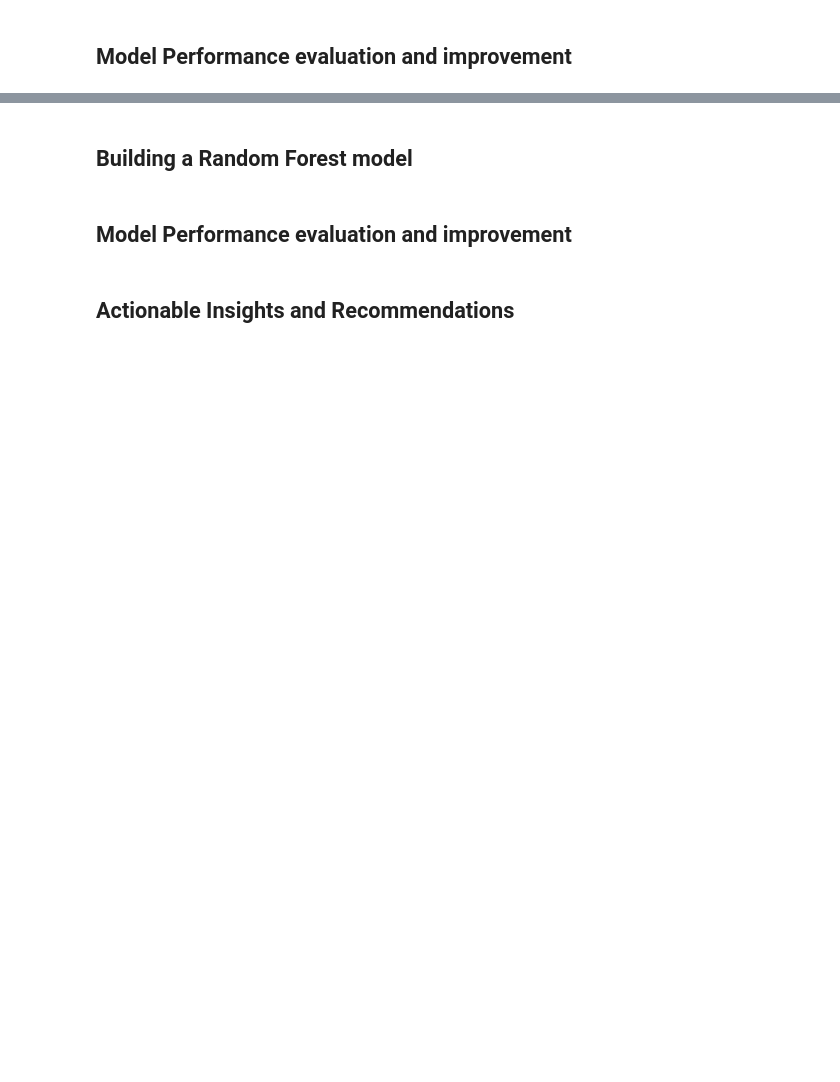
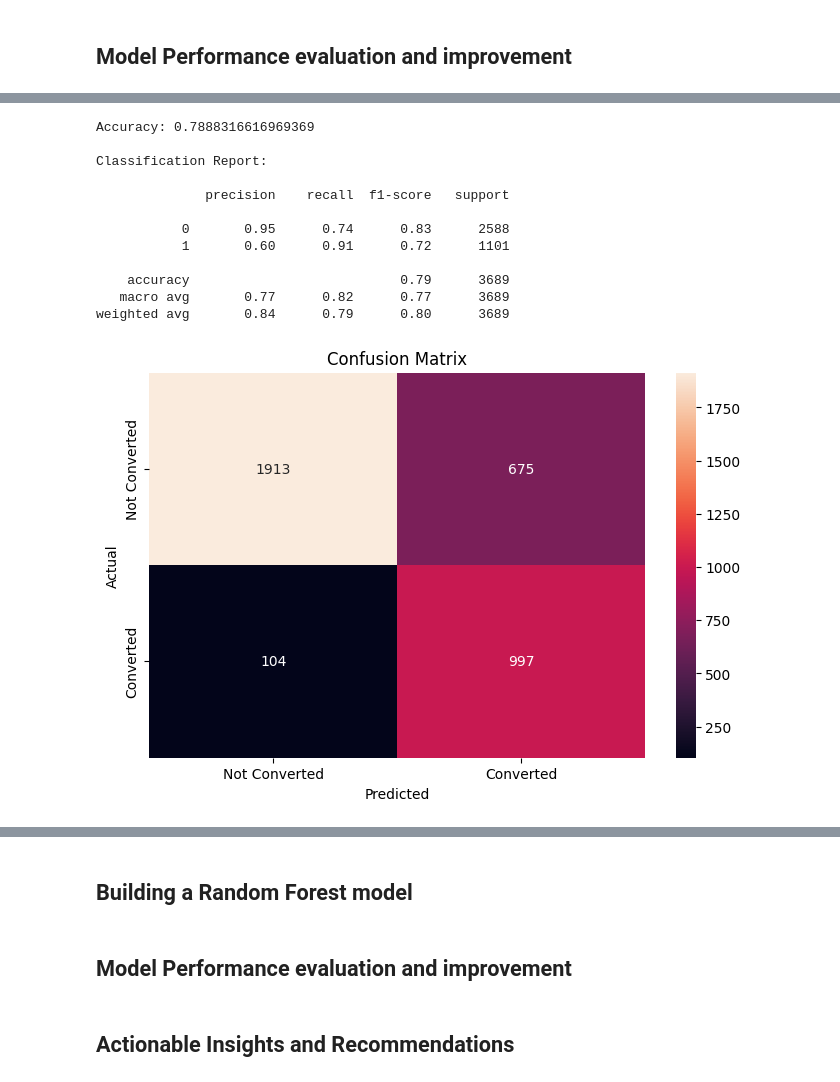
Before and after one commit to mikejoe144/MIT_Course_ElectiveProject, a Jupyter notebook: Learner Notebook - Full Code Version - Potential Customers Prediction.ipynb, the cells around one changed output, grey strips where cells are left out. Cells and saved outputs as stored; diff of their text form; code cells hidden in the pictures; blank space fills up the shorter version.

```diff
--- a/Learner Notebook - Full Code Version - Potential Customers Prediction.ipynb
+++ b/Learner Notebook - Full Code Version - Potential Customers Prediction.ipynb
@@ -683,0 +748,19 @@ weighted avg       1.00      1.00      1.00      3689
+# %%
+# Checking performance on the training data
+y_pred_train2 = d_tree_tuned.predict(X_train)
+
+metrics_score(y_train, y_pred_train2)
+# %% [output]
+Accuracy: 0.7888316616969369
+
+Classification Report:
+
+              precision    recall  f1-score   support
+
+           0       0.95      0.74      0.83      2588
+           1       0.60      0.91      0.72      1101
+
+    accuracy                           0.79      3689
+   macro avg       0.77      0.82      0.77      3689
+weighted avg       0.84      0.79      0.80      3689
+[figure, added]
```
Also changed, not shown: parts of 16 cells of this notebook.
